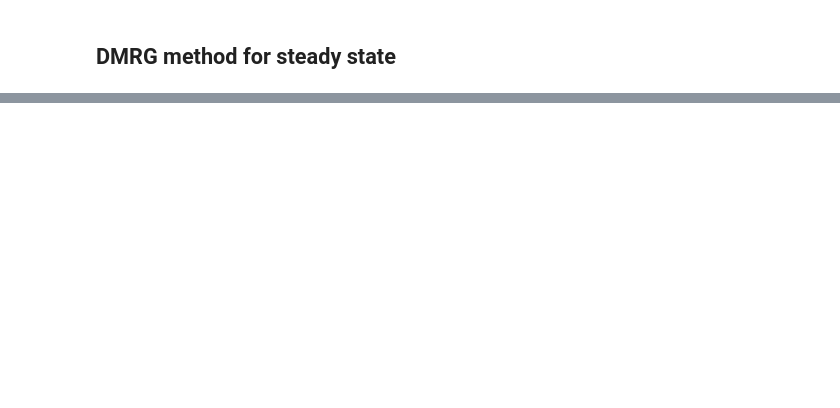
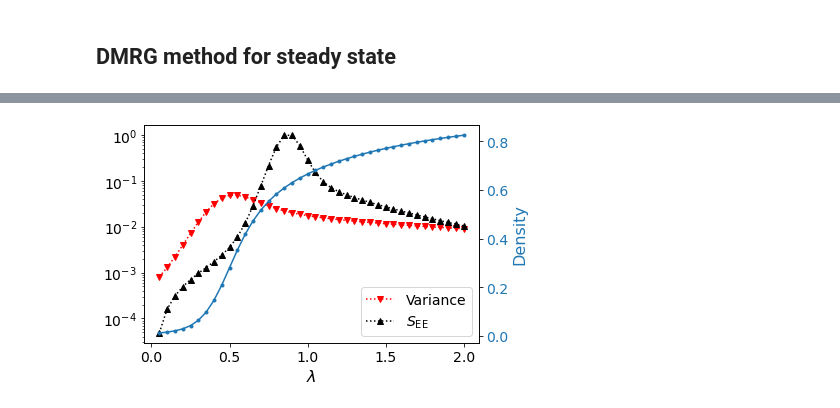
Before and after one commit to wmerbis/stochasticTN, a Jupyter notebook: Network_example.ipynb, the cells around one changed output, grey strips where cells are left out. Drawn from its saved outputs; the diff is of its cells as text; code cells hidden in the pictures; blank space fills up the shorter version.

```diff
--- a/Network_example.ipynb
+++ b/Network_example.ipynb
@@ -67,0 +70,9 @@ plt.show()
+# %%
+rlist = np.linspace(0.05,2,40)
+mps = stn.randomMPS(n,24)
+results = np.zeros((len(rlist),6))
+for ir, r in enumerate(rlist):
+    mpo = stn.network_SIS(Aordered,r,0,epsilon=0.01)
+    dmrg = stn.DMRG(mps,mpo)
+    density, var, err, converged = dmrg.run_double_site_dmrg(MaxSweeps = 20, cutoff=1e-8, verbose=True)
+    results[ir] = [r, density, var, err, stn.singular_value_entropy(mps, n//2-1), converged]
@@ -67,0 +97,22 @@ plt.show()
+# %%
+plt.rc('xtick', labelsize=14)
+plt.rc('ytick', labelsize=14)
+
+fig, ax1 = plt.subplots()
+
+
+ax2 = ax1.twinx()
+ax2.tick_params(axis ='y', labelcolor = 'tab:blue')
+
+ax1.plot(rlist, results[:,2], 'v:', color='red', label = r'Variance')
+ax1.plot(rlist, results[:,4], '^:', color='black', label = r'$S_{\rm EE}$')
+ax2.plot(rlist, results[:,1], '.-')
+ax2.set_ylabel('Density',size=16, color='tab:blue')
+
+ax1.set_xlabel(r'$\lambda$',size=16)
+ax1.set_yscale('log')
+ax1.legend(loc = 4, prop= {'size':14})
+
+plt.show()
+# %% [output]
+[figure, added]
```
Also changed, not shown: parts of 7 cells of this notebook.
